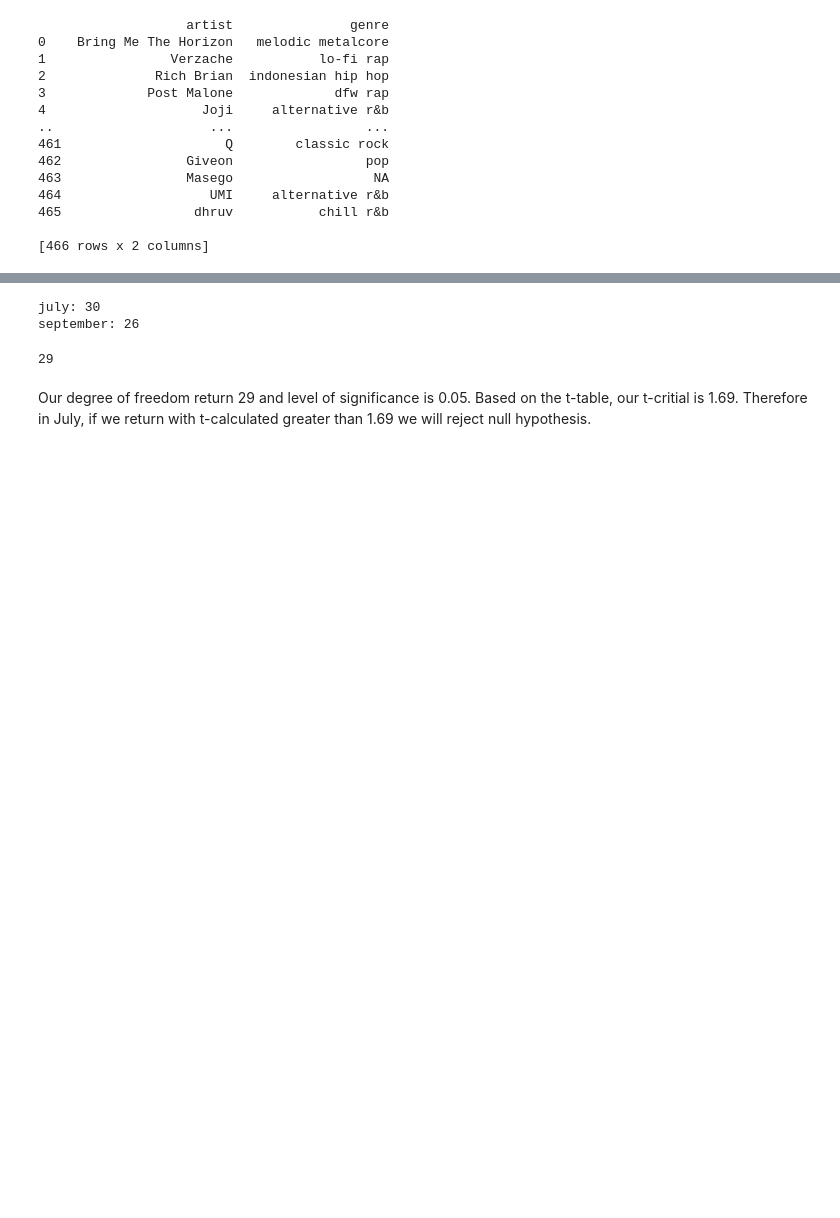
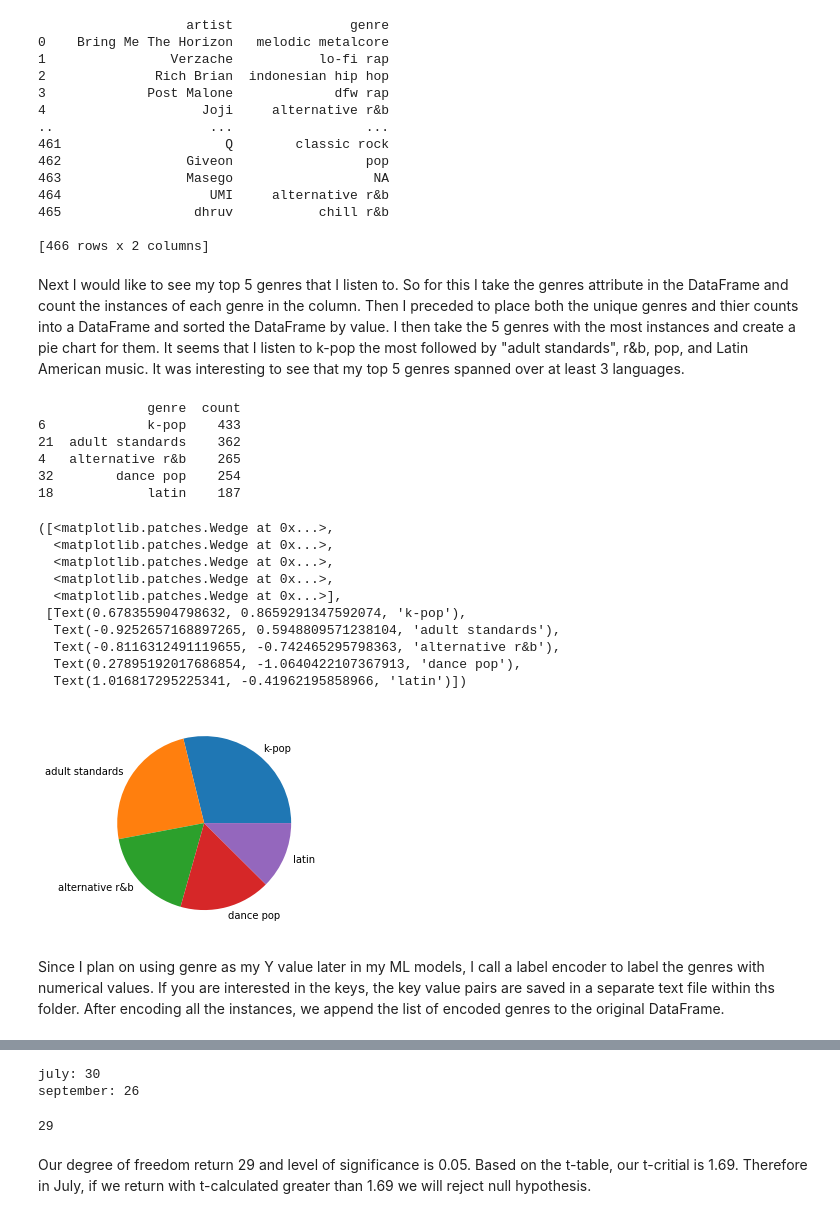
Before and after one commit to NisaMeshal/Data-Science-FInal, a Jupyter notebook: final_project.ipynb, the cells around one changed output, grey strips where cells are left out. Saved outputs shown, nothing was run; the diff lists cells and outputs as text; code cells hidden in the pictures; blank space fills up the shorter version.

```diff
--- a/final_project.ipynb
+++ b/final_project.ipynb
@@ -232,3 +248,44 @@ final_df['genres'] = temp_genres
 465                 dhruv           chill r&b
 
 [466 rows x 2 columns]
+# %% [markdown]
+Next I would like to see my top 5 genres that I listen to. So for this I take the genres attribute in the DataFrame and count the instances of each genre in the column. Then I preceded to place both the unique genres and thier counts into a DataFrame and sorted the DataFrame by value. I then take the 5 genres with the most instances and create a pie chart for them. It seems that I listen to k-pop the most followed by "adult standards", r&b, pop, and Latin American music. It was interesting to see that my top 5 genres spanned over at least 3 languages.
+# %%
+genre_totals = []
+g_counts = []
+for i in final_df['genres']:
+    if i in genre_totals:
+        index = genre_totals.index(i)
+        g_counts[index] += 1
+    else:
+        genre_totals.append(i)
+        g_counts.append(1)
+
+genre_counts = pd.DataFrame(genre_totals, columns=['genre'])
+genre_counts['count'] = g_counts
+genre_counts = genre_counts.sort_values(by=['count'], ascending=False)
+fav_genres = genre_counts[:5]
+print(fav_genres)
+
+labels = ['k-pop', 'adult standards', 'alternative r&b', 'dance pop', 'latin']
+plt.pie(fav_genres['count'], labels=labels)
+# %% [output]
+              genre  count
+6             k-pop    433
+21  adult standards    362
+4   alternative r&b    265
+32        dance pop    254
+18            latin    187
+([<matplotlib.patches.Wedge at 0x...>,
+  <matplotlib.patches.Wedge at 0x...>,
+  <matplotlib.patches.Wedge at 0x...>,
+  <matplotlib.patches.Wedge at 0x...>,
+  <matplotlib.patches.Wedge at 0x...>],
+ [Text(0.678355904798632, 0.8659291347592074, 'k-pop'),
+  Text(-0.9252657168897265, 0.5948809571238104, 'adult standards'),
+  Text(-0.8116312491119655, -0.742465295798363, 'alternative r&b'),
+  Text(0.27895192017686854, -1.0640422107367913, 'dance pop'),
+  Text(1.016817295225341, -0.41962195858966, 'latin')])
+[figure, added]
+# %% [markdown]
+Since I plan on using genre as my Y value later in my ML models, I call a label encoder to label the genres with numerical values. If you are interested in the keys, the key value pairs are saved in a separate text file within ths folder. After encoding all the instances, we append the list of encoded genres to the original DataFrame.
```
Also changed, not shown: parts of 31 cells of this notebook.
